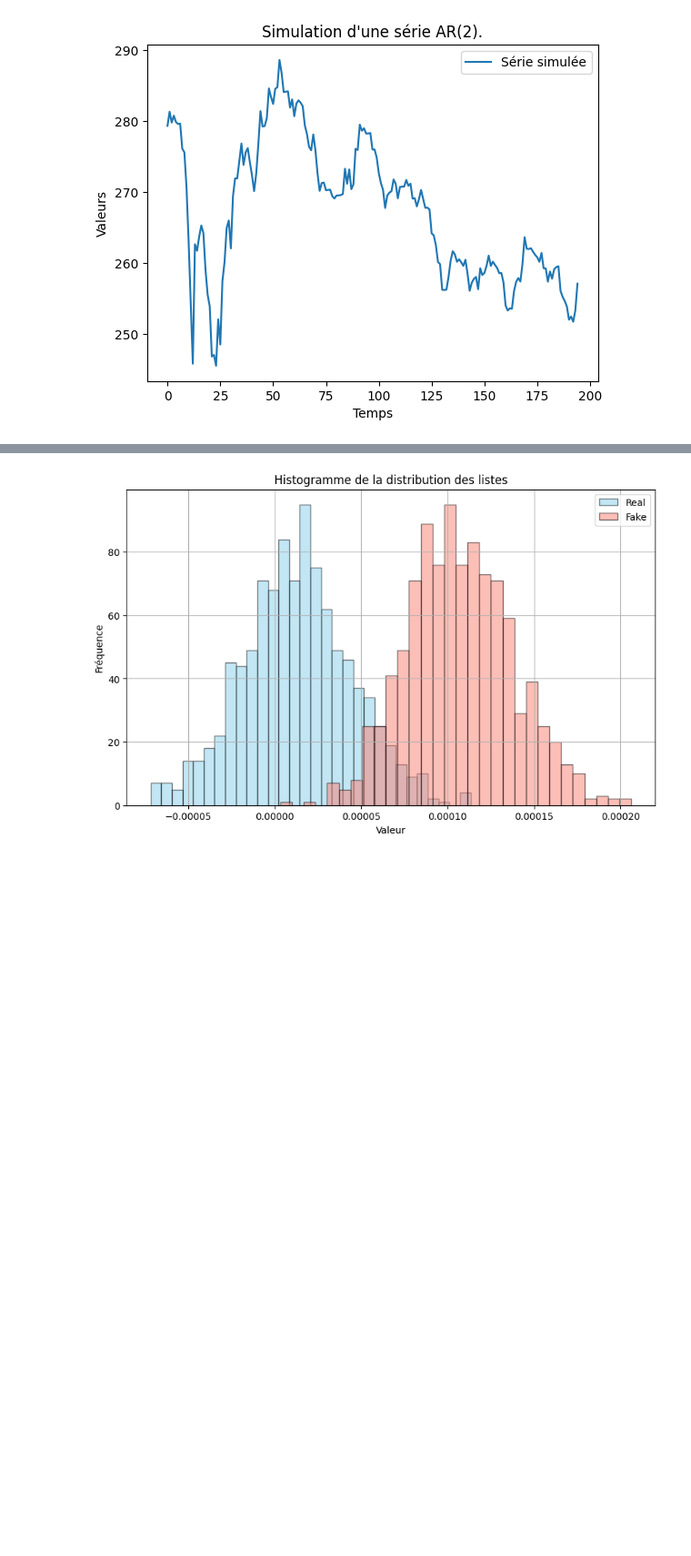
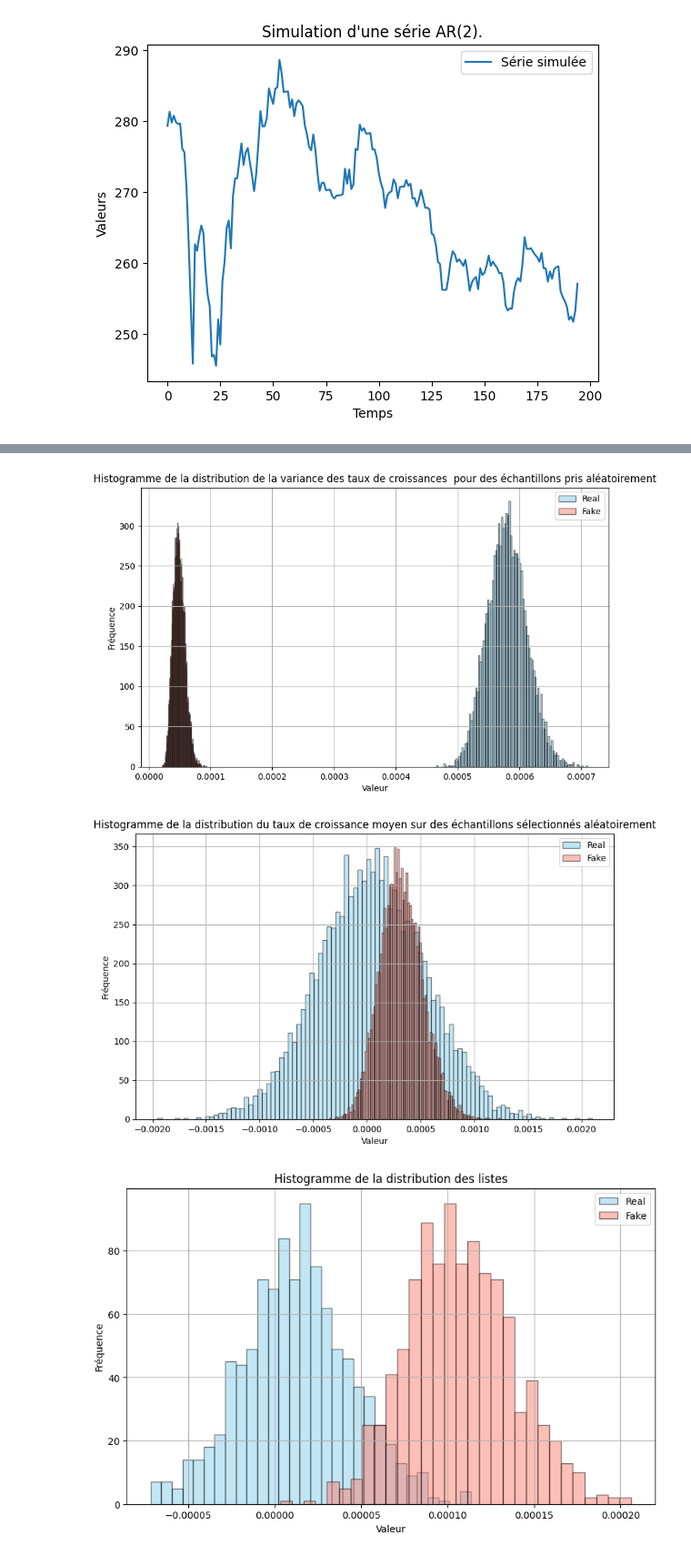
Before and after one commit to QMoayedpour/statapp-hsbc, a Jupyter notebook: gan_cnn.ipynb, the cells around one changed output, grey strips where cells are left out. Shown at 91% size. Cells and saved outputs as stored; diff of their text form; code cells hidden in the pictures; blank space fills up the shorter version.

```diff
--- a/gan_cnn.ipynb
+++ b/gan_cnn.ipynb
@@ -133,3 +151,9 @@ plot_tsne(real_array,fake_array, random=True)
+# %%
+plot_var(train)
+plot_mean(train)
+# %% [output]
+[figure, added]
+[figure, added]
 # %%
 num = 1000
 real_mean = []
```
Also changed, not shown: parts of 11 cells of this notebook, 2 other files.
